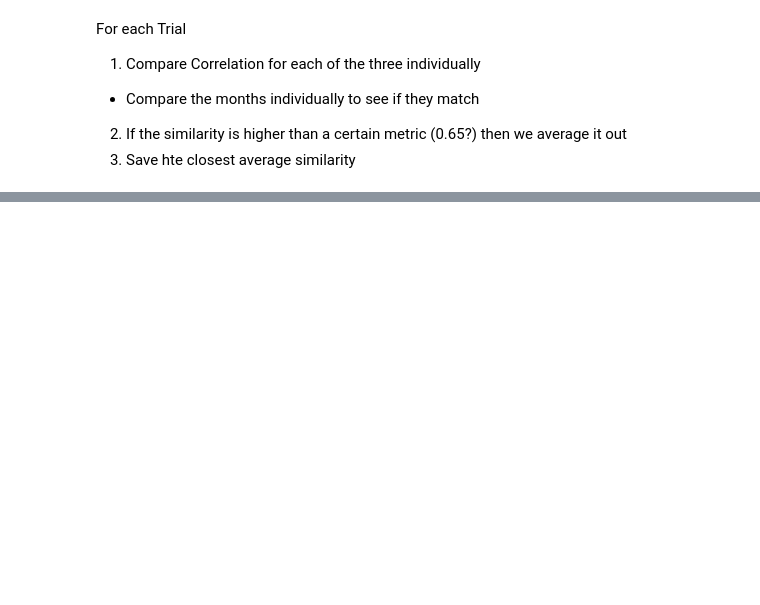
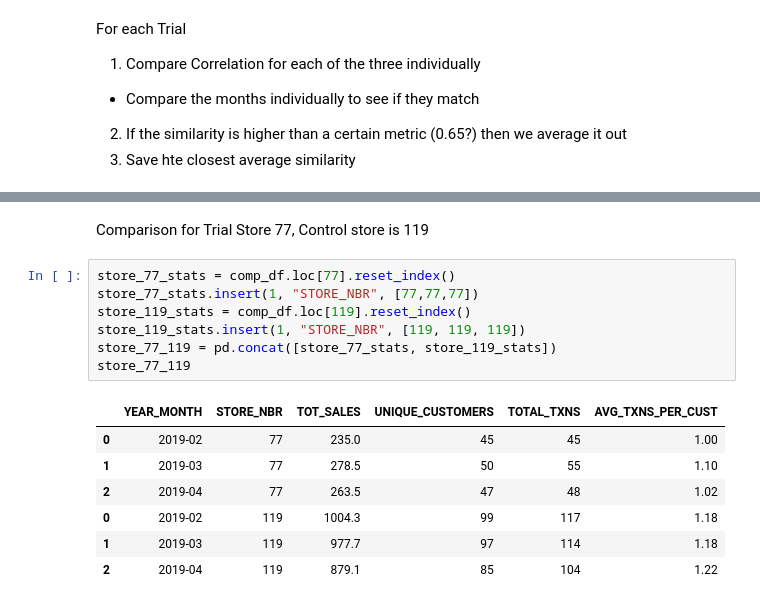
Before and after one commit to schao021/Quantium-Data-Analytics, a Jupyter notebook: Task_2.ipynb, the cells around one changed output, grey strips where cells are left out. Drawn from its saved outputs; the diff is of its cells as text; blank space fills up the shorter version.

```diff
--- a/Task_2.ipynb
+++ b/Task_2.ipynb
@@ -271,0 +332,17 @@ correlation
+# %% [markdown]
+Comparison for Trial Store 77, Control store is 119
+# %%
+store_77_stats = comp_df.loc[77].reset_index()
+store_77_stats.insert(1, "STORE_NBR", [77,77,77])
+store_119_stats = comp_df.loc[119].reset_index()
+store_119_stats.insert(1, "STORE_NBR", [119, 119, 119])
+store_77_119 = pd.concat([store_77_stats, store_119_stats])
+store_77_119
+# %% [output]
+|  | YEAR_MONTH | STORE_NBR | TOT_SALES | UNIQUE_CUSTOMERS | TOTAL_TXNS | AVG_TXNS_PER_CUST |
+| 0 | 2019-02 | 77 | 235.0 | 45 | 45 | 1.00 |
+| 1 | 2019-03 | 77 | 278.5 | 50 | 55 | 1.10 |
+| 2 | 2019-04 | 77 | 263.5 | 47 | 48 | 1.02 |
+| 0 | 2019-02 | 119 | 1004.3 | 99 | 117 | 1.18 |
+| 1 | 2019-03 | 119 | 977.7 | 97 | 114 | 1.18 |
+| 2 | 2019-04 | 119 | 879.1 | 85 | 104 | 1.22 |
```
Also changed, not shown: parts of 12 cells of this notebook.
